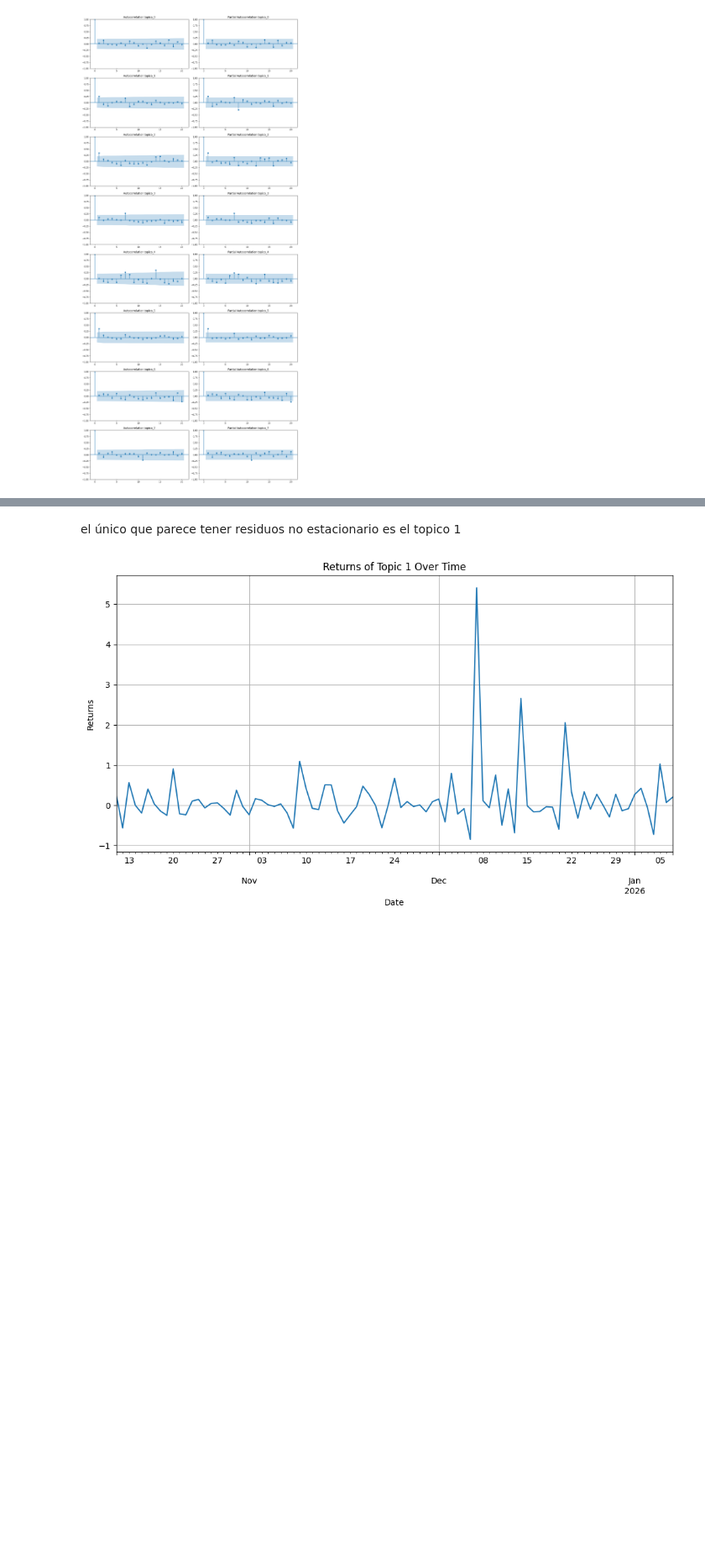
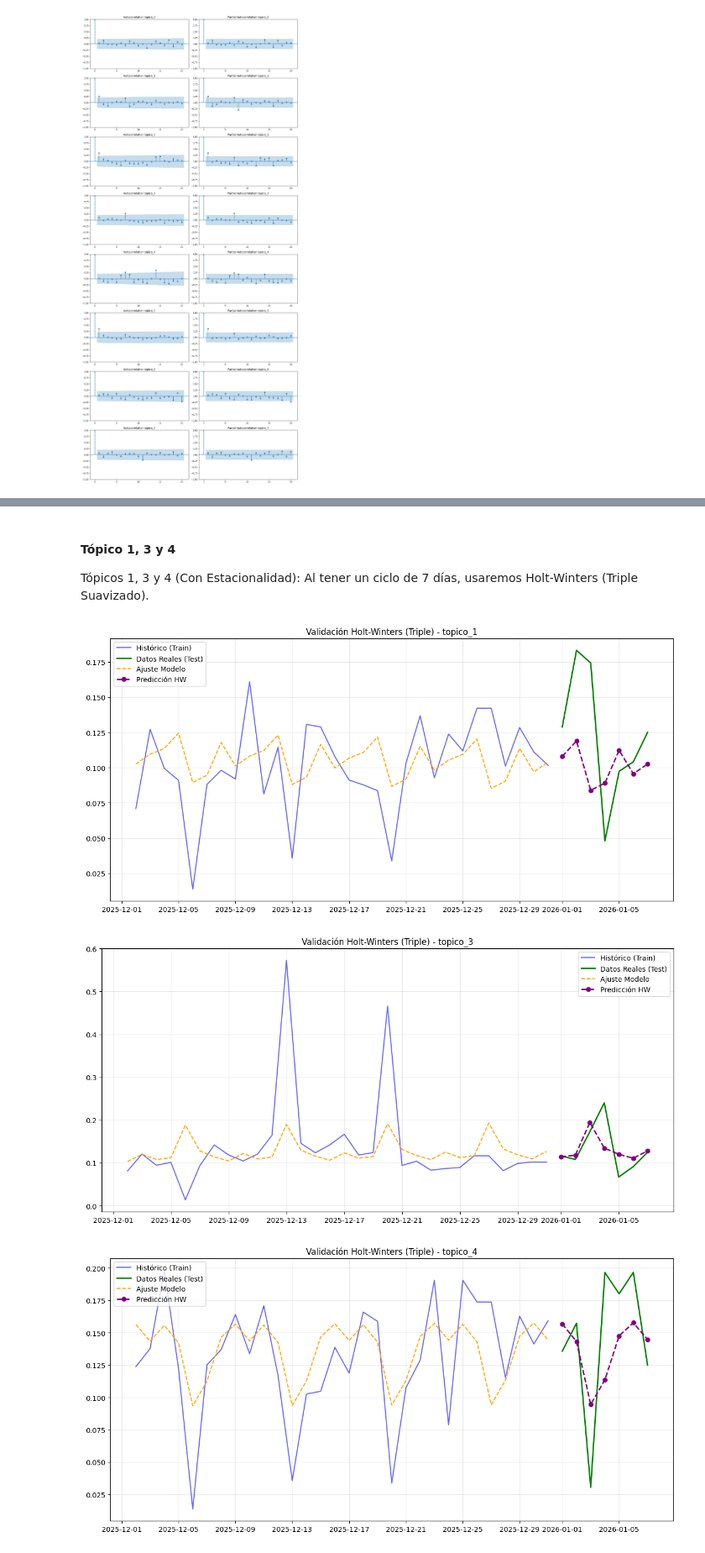
Before and after one commit to MiguelGP-13/DCDC-Project, a Jupyter notebook: dataMination/Serie_temporal.ipynb, the cells around one changed output, grey strips where cells are left out. Shown at 84% size. Drawn from its saved outputs; the diff is of its cells as text; code cells hidden in the pictures; blank space fills up the shorter version.

```diff
--- a/dataMination/Serie_temporal.ipynb
+++ b/dataMination/Serie_temporal.ipynb
@@ -311,14 +241,53 @@ pd.DataFrame(resultados_adf_returns)
-# %% [markdown]
-el único que parece tener residuos no estacionario es el topico 1
-# %%
-import matplotlib.pyplot as plt
-
-plt.figure(figsize=(12, 6))
-df_series_temporales["topico_1"].pct_change().dropna().plot(kind='line')
-plt.title('Returns of Topic 1 Over Time')
-plt.xlabel('Date')
-plt.ylabel('Returns')
-plt.grid(True)
-plt.show()
-# %% [output]
-[figure, removed]
+# %% [markdown]
+#### Tópico 1, 3 y 4
+Tópicos 1, 3 y 4 (Con Estacionalidad): Al tener un ciclo de 7 días, usaremos Holt-Winters (Triple Suavizado).
+# %%
+future_days = 7
+
+for column in topicos_estacionales:
+    if column in df_series_temporales.columns:
+        series = df_series_temporales[column]
+
+        # 1. Dividir en Train y Test
+        # Usamos todos los datos menos los últimos 7 días para entrenar
+        train_series = series[:-future_days]
+        test_series = series[-future_days:]
+
+        # 2. Modelo Holt-Winters (Triple Suavizado) sobre TRAIN
+        # trend='add': Para capturar cambios en el nivel (tendencia local)
+        # seasonal='add': Para modelar el ciclo semanal aditivo
+        # seasonal_periods=7: Ciclo de 7 días
+        model = ExponentialSmoothing(
+            train_series,
+            trend='add',
+            seasonal='add',
+            seasonal_periods=7
+        ).fit()
+
+        # 3. Obtener valores ajustados (Train) y predicción (Test)
+        fitted_values = model.fittedvalues
+        forecast_values = model.forecast(future_days)
+
+        # 4. Gráfico con el diseño solicitado
+        plt.figure(figsize=(12, 6))
+
+        # a) Datos Reales
+        # Mostramos solo los últimos 30 días del train para hacer zoom en la zona de interés
+        plt.plot(train_series.index[-30:], train_series.tail(30), label='Histórico (Train)', color='blue', alpha=0.6)
+        plt.plot(test_series.index, test_series, label='Datos Reales (Test)', color='green', linewidth=2)
+
+        # b) Modelo
+        # Ajuste sobre los datos de entrenamiento
+        plt.plot(fitted_values.index[-30:], fitted_values.tail(30), label='Ajuste Modelo', color='orange', linestyle='--')
+        # Predicción sobre los datos de prueba
+        plt.plot(forecast_values.index, forecast_values, label='Predicción HW', linestyle='--', marker='o', color='purple', linewidth=2)
+
+        plt.title(f'Validación Holt-Winters (Triple) - {column}')
+        plt.legend()
+        plt.grid(True, alpha=0.3)
+        plt.tight_layout()
+        plt.show()
+# %% [output]
+[figure, added]
+[figure, added]
+[figure, added]
```
Also changed, not shown: parts of 37 cells of this notebook, 2 other files.
